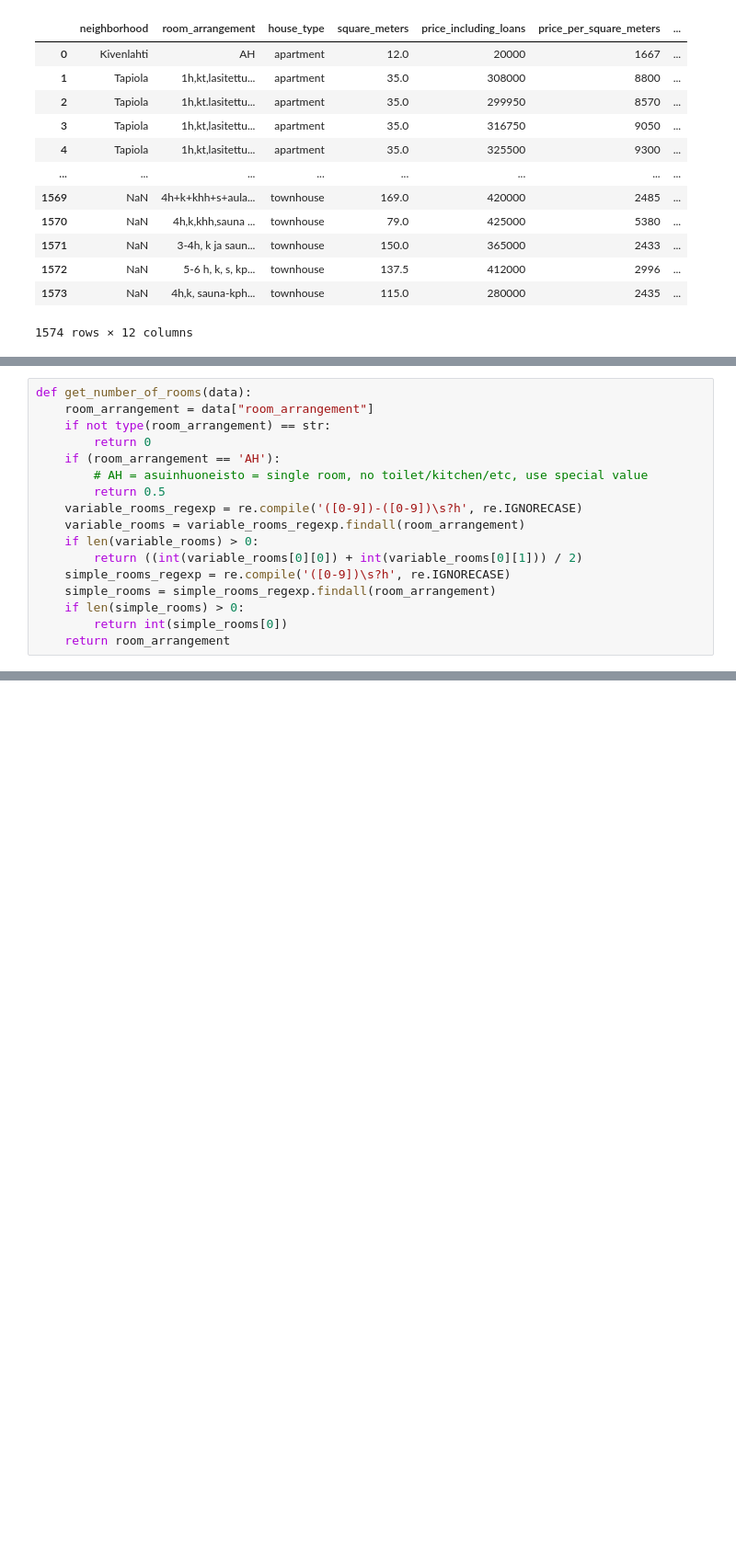
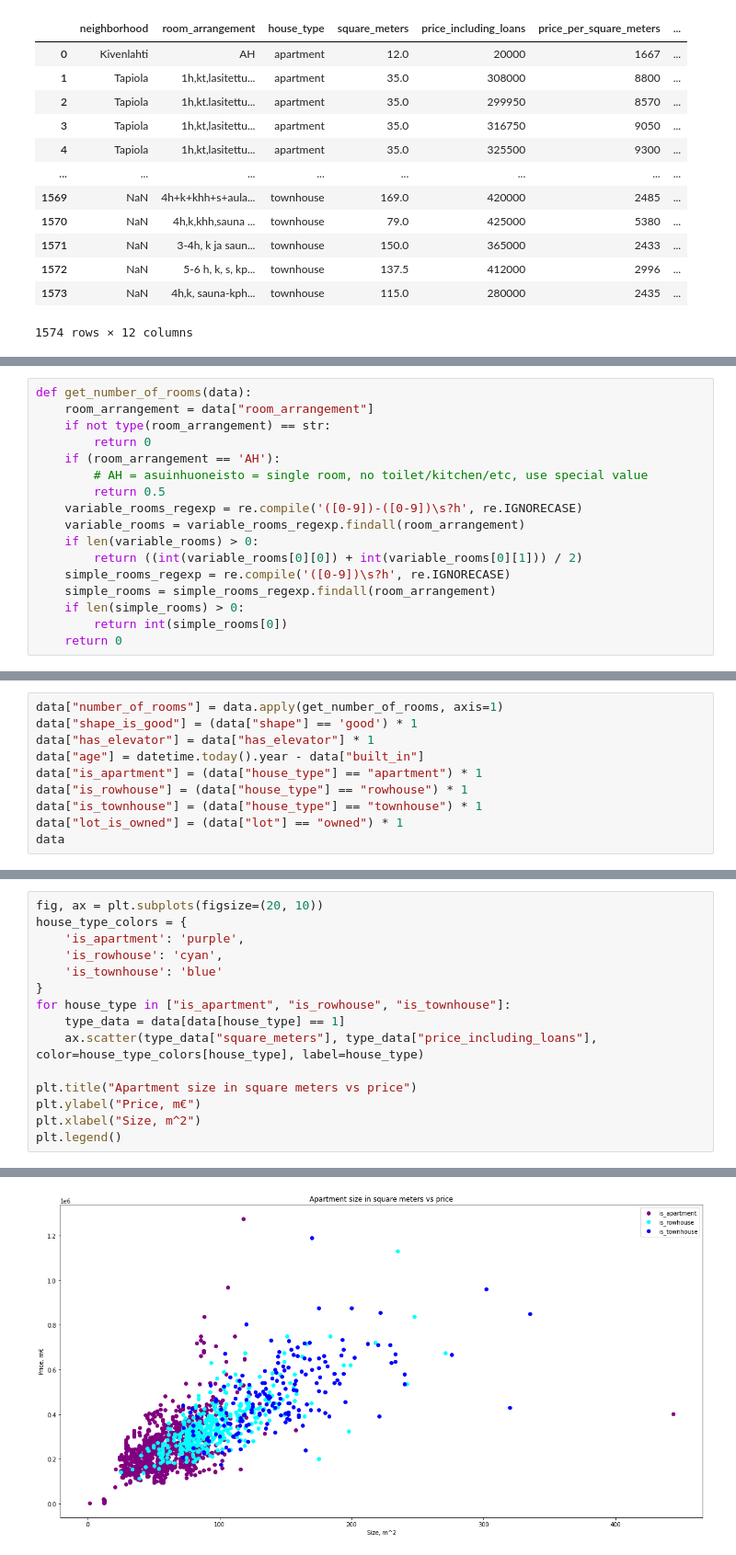
Before and after one commit to jelmnainen/arvottaja, a Jupyter notebook: explorations/data-exploration.ipynb, the cells around one changed output, grey strips where cells are left out. Shown: that part at 92% size. Drawn from its saved outputs; the diff is of its cells as text; blank space fills up the shorter version.

Commit message:
add data exploration notebook

```diff
--- a/explorations/data-exploration.ipynb
+++ b/explorations/data-exploration.ipynb
@@ -38,4 +43,4 @@ def get_number_of_rooms(data):
     simple_rooms = simple_rooms_regexp.findall(room_arrangement)
     if len(simple_rooms) > 0:
         return int(simple_rooms[0])
-    return room_arrangement
+    return 0
@@ -43,0 +62,10 @@ data["number_of_rooms"] = data.apply(get_number_of_rooms, axis=1)
+# %%
+data["number_of_rooms"] = data.apply(get_number_of_rooms, axis=1)
+data["shape_is_good"] = (data["shape"] == 'good') * 1
+data["has_elevator"] = data["has_elevator"] * 1
+data["age"] = datetime.today().year - data["built_in"]
+data["is_apartment"] = (data["house_type"] == "apartment") * 1
+data["is_rowhouse"] = (data["house_type"] == "rowhouse") * 1
+data["is_townhouse"] = (data["house_type"] == "townhouse") * 1
+data["lot_is_owned"] = (data["lot"] == "owned") * 1
+data
@@ -43,0 +88,16 @@ data["number_of_rooms"] = data.apply(get_number_of_rooms, axis=1)
+# %%
+fig, ax = plt.subplots(figsize=(20, 10))
+house_type_colors = {
+    'is_apartment': 'purple',
+    'is_rowhouse': 'cyan',
+    'is_townhouse': 'blue'
+}
+for house_type in ["is_apartment", "is_rowhouse", "is_townhouse"]:
+    type_data = data[data[house_type] == 1]
+    ax.scatter(type_data["square_meters"], type_data["price_including_loans"], color=house_type_colors[house_type], label=house_type)
+
+plt.title("Apartment size in square meters vs price")
+plt.ylabel("Price, m€")
+plt.xlabel("Size, m^2")
+plt.legend()
+# %% [output]
@@ -43,0 +105 @@ data["number_of_rooms"] = data.apply(get_number_of_rooms, axis=1)
+[figure, added]
```
Also changed, not shown: parts of 30 cells of this notebook, 1 other file.
